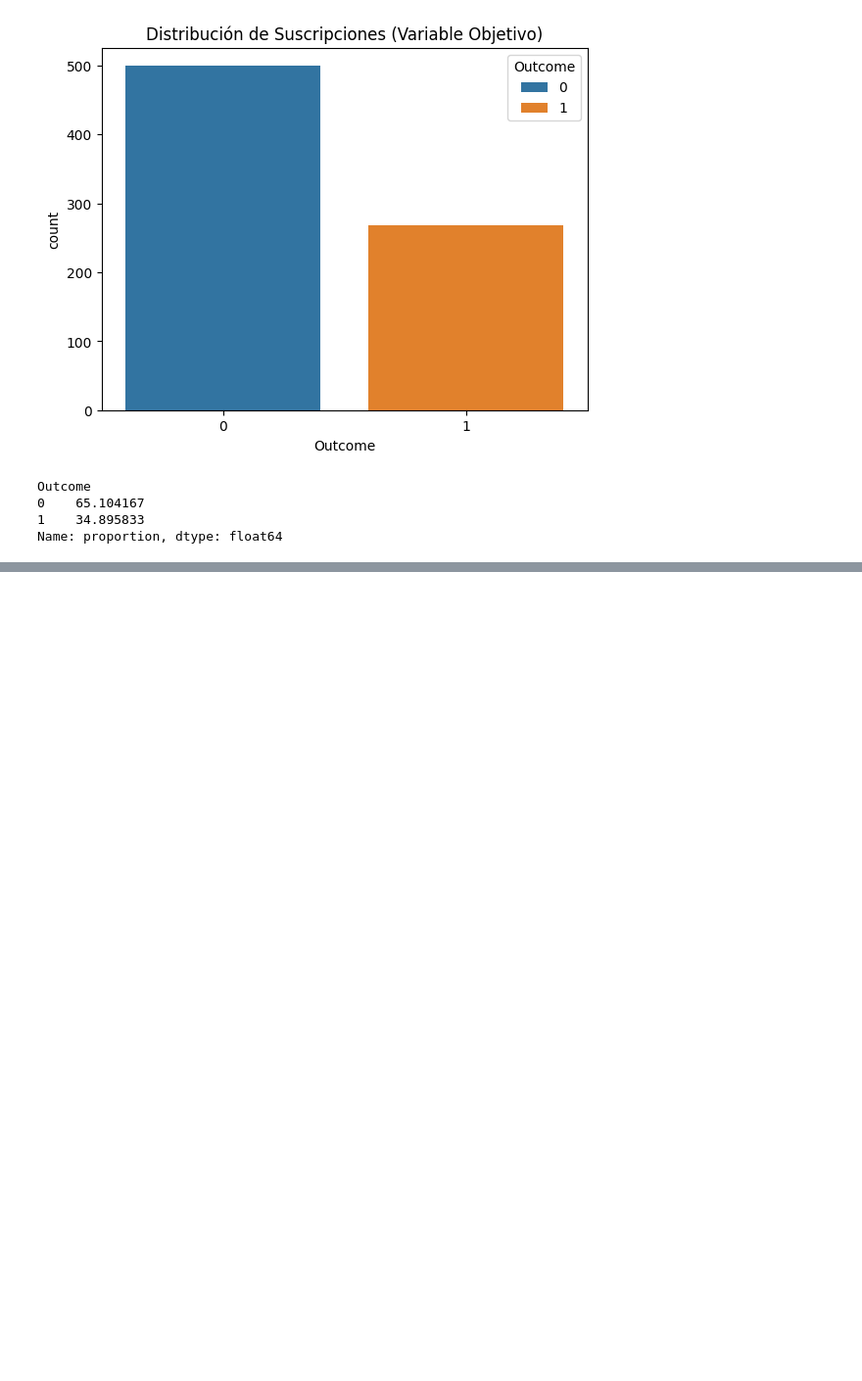
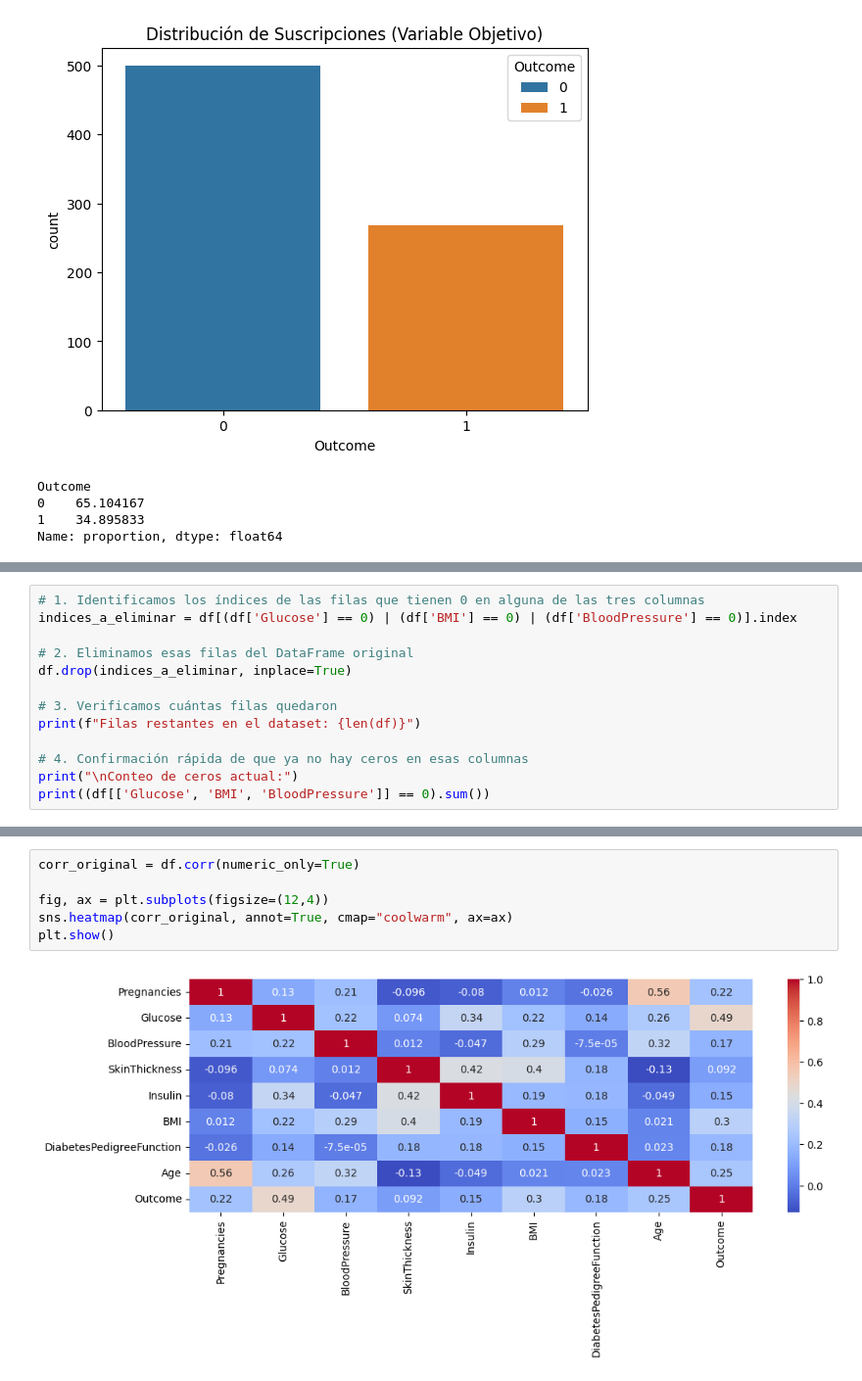
Before and after one commit to 4GeeksAcademy/IgnacioSabinoG-IntroML, a Jupyter notebook: src/04-eda-diabetes.ipynb, the cells around one changed output, grey strips where cells are left out. Shown at 98% size. Saved outputs shown, nothing was run; the diff lists cells and outputs as text; blank space fills up the shorter version.

```diff
--- a/src/04-eda-diabetes.ipynb
+++ b/src/04-eda-diabetes.ipynb
@@ -92,0 +173,13 @@ Name: proportion, dtype: float64
+# %%
+# 1. Identificamos los índices de las filas que tienen 0 en alguna de las tres columnas
+indices_a_eliminar = df[(df['Glucose'] == 0) | (df['BMI'] == 0) | (df['BloodPressure'] == 0)].index
+
+# 2. Eliminamos esas filas del DataFrame original
+df.drop(indices_a_eliminar, inplace=True)
+
+# 3. Verificamos cuántas filas quedaron
+print(f"Filas restantes en el dataset: {len(df)}")
+
+# 4. Confirmación rápida de que ya no hay ceros en esas columnas
+print("\nConteo de ceros actual:")
+print((df[['Glucose', 'BMI', 'BloodPressure']] == 0).sum())
@@ -92,0 +223,8 @@ Name: proportion, dtype: float64
+# %%
+corr_original = df.corr(numeric_only=True)
+
+fig, ax = plt.subplots(figsize=(12,4))
+sns.heatmap(corr_original, annot=True, cmap="coolwarm", ax=ax)
+plt.show()
+# %% [output]
+[figure, added]
```
Also changed, not shown: parts of 22 cells of this notebook, 1 other file.
